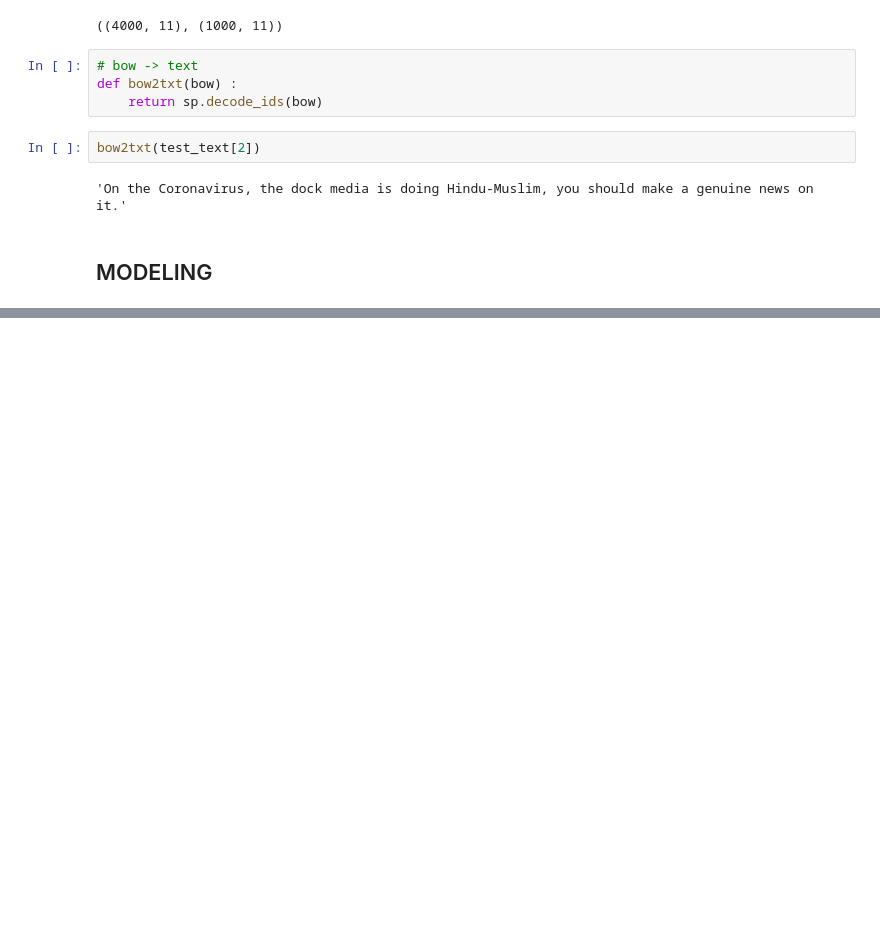
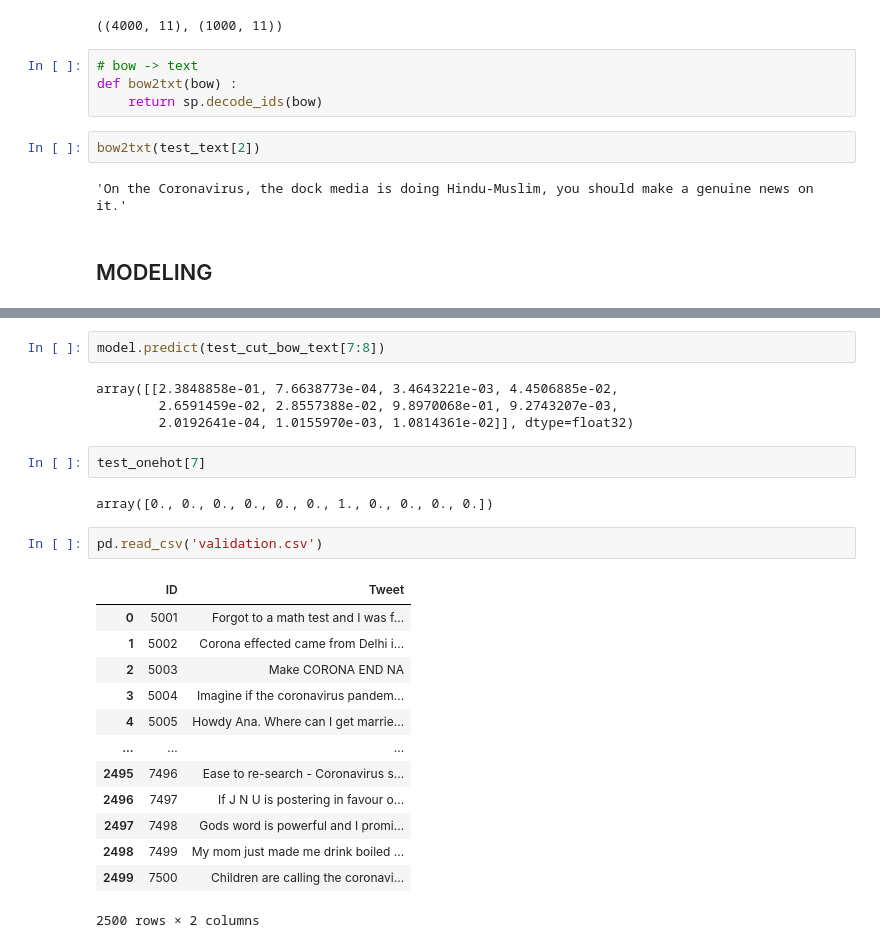
Before and after one commit to Vaycold/statistics_seminar, a Jupyter notebook: model1.ipynb, the cells around one changed output, grey strips where cells are left out. Saved outputs shown, nothing was run; the diff lists cells and outputs as text; blank space fills up the shorter version.

Commit message:
test2

```diff
--- a/model1.ipynb
+++ b/model1.ipynb
@@ -269,0 +282,26 @@ KeyboardInterrupt: ignored
+# %%
+model.predict(test_cut_bow_text[7:8])
+# %% [output]
+array([[2.3848858e-01, 7.6638773e-04, 3.4643221e-03, 4.4506885e-02,
+        2.6591459e-02, 2.8557388e-02, 9.8970068e-01, 9.2743207e-03,
+        2.0192641e-04, 1.0155970e-03, 1.0814361e-02]], dtype=float32)
+# %%
+test_onehot[7]
+# %% [output]
+array([0., 0., 0., 0., 0., 0., 1., 0., 0., 0., 0.])
+# %%
+pd.read_csv('validation.csv')
+# %% [output]
+|  | ID | Tweet |
+| 0 | 5001 | Forgot to a math test and I was f... |
+| 1 | 5002 | Corona effected came from Delhi i... |
+| 2 | 5003 | Make CORONA END NA |
+| 3 | 5004 | Imagine if the coronavirus pandem... |
+| 4 | 5005 | Howdy Ana. Where can I get marrie... |
+| ... | ... | ... |
+| 2495 | 7496 | Ease to re-search - Coronavirus s... |
+| 2496 | 7497 | If J N U is postering in favour o... |
+| 2497 | 7498 | Gods word is powerful and I promi... |
+| 2498 | 7499 | My mom just made me drink boiled ... |
+| 2499 | 7500 | Children are calling the coronavi... |
+2500 rows × 2 columns
```
Also changed, not shown: parts of 4 cells of this notebook.
